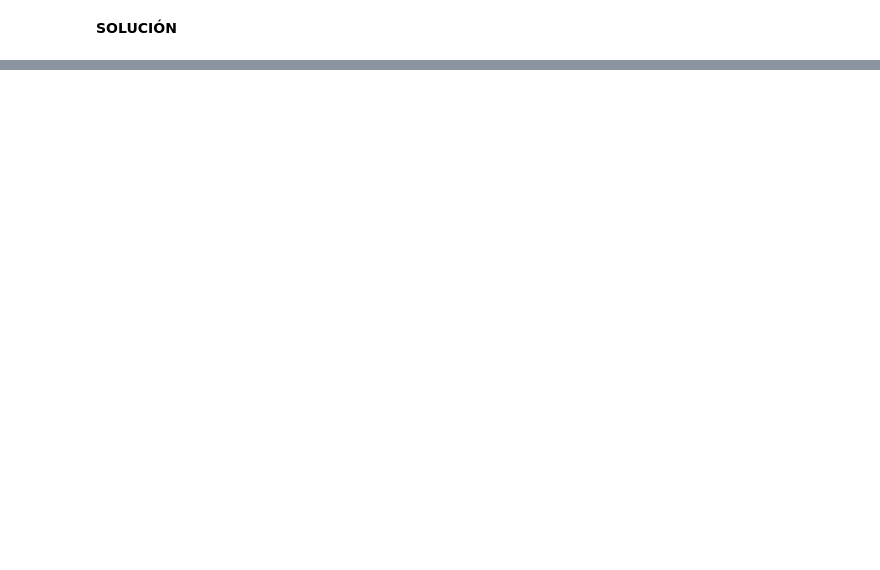
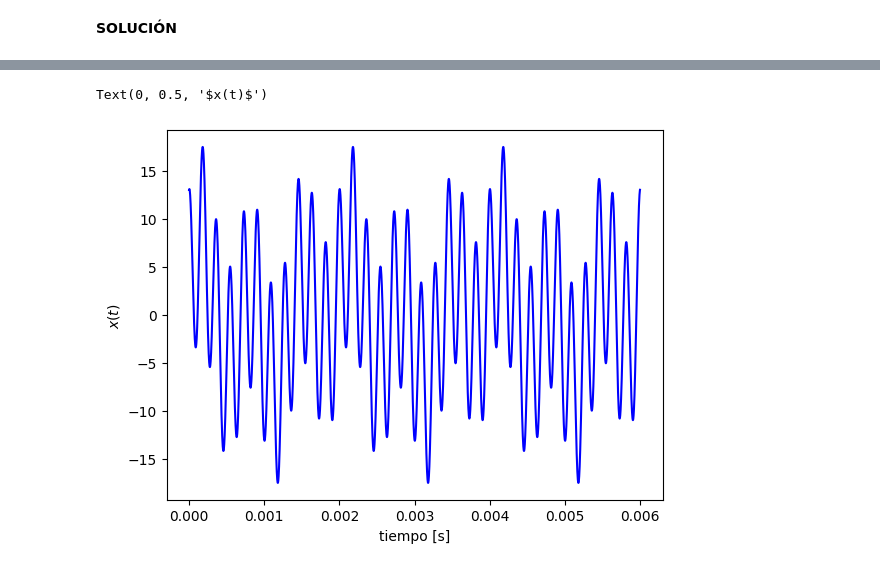
Before and after one commit to juligomez-web/Sys, a Jupyter notebook: Primer_Parcial_Julio_Cesar_Gomez_Copia_de_1_PARCIAL_SYS_.ipynb, the cells around one changed output, grey strips where cells are left out. Cells and saved outputs as stored; diff of their text form; code cells hidden in the pictures; blank space fills up the shorter version.

```diff
--- a/Primer_Parcial_Julio_Cesar_Gomez_Copia_de_1_PARCIAL_SYS_.ipynb
+++ b/Primer_Parcial_Julio_Cesar_Gomez_Copia_de_1_PARCIAL_SYS_.ipynb
@@ -266,0 +128,18 @@ Filtro antialiasing: Pasa-bajos con fc ≤ 6000.0 Hz
+# %%
+import numpy as np #importamos numpy para simular señales discretas
+import matplotlib.pyplot as plt #librería para gráficas básicas en python
+
+tin=0 #tiempo inicial
+f=500 # frecuencia de la señal
+T=1/f #periodo de la señal
+tfin=T*3 #tiempo final, usamos tres veces el periodo obtenido ya que queremos ver 3 ciclos
+fcont=f*5000 #vamos a simular como luce en tiempo continuo la señal para hacer la comparación
+tcont=1/fcont
+tveccont = np.arange(tin, tfin+tcont, tcont) #ponemos tiempo final más t muestreo para que si tome los 3 ciclos, ya que si no el ultimo queda incompleto
+xcont= 3*np.cos(1000*np.pi*tveccont) + 5*np.sin(3000*np.pi*tveccont) + 10*np.cos(11000*np.pi*tveccont) #nuestra señal en continuo
+plt.plot(tveccont,xcont,"b-",label="señal pedida") #a ver como quedo
+plt.xlabel('tiempo [s]')
+plt.ylabel('$x(t)$')
+# %% [output]
+Text(0, 0.5, '$x(t)$')
+[figure, added]
```
Also changed, not shown: parts of 36 cells of this notebook.
